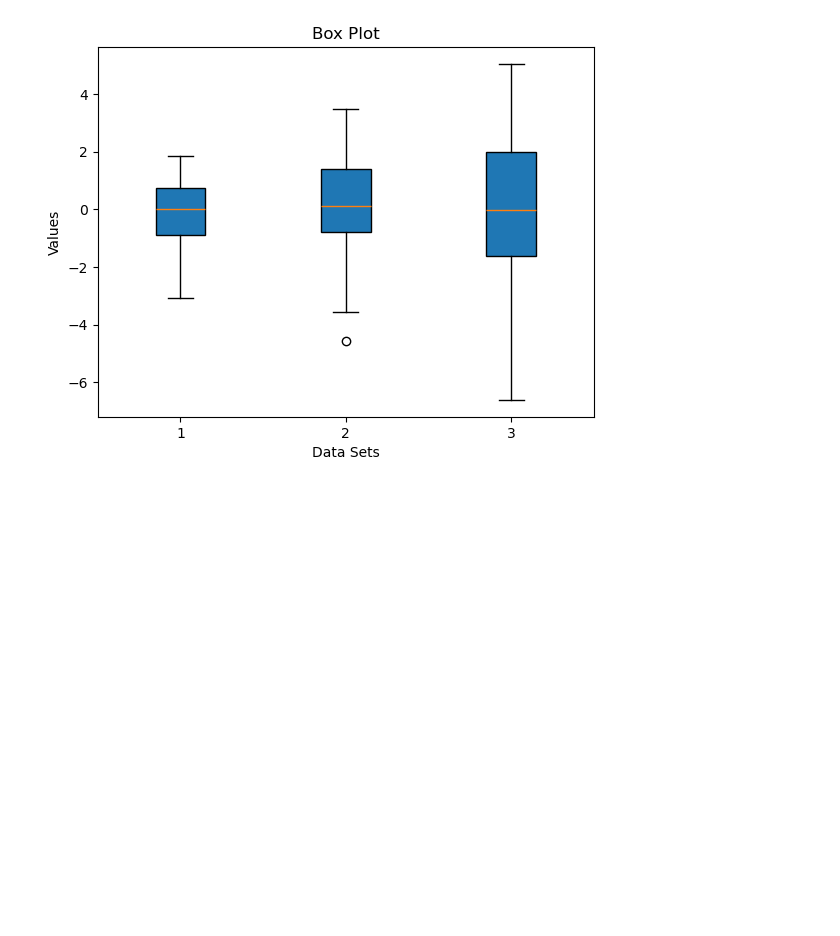
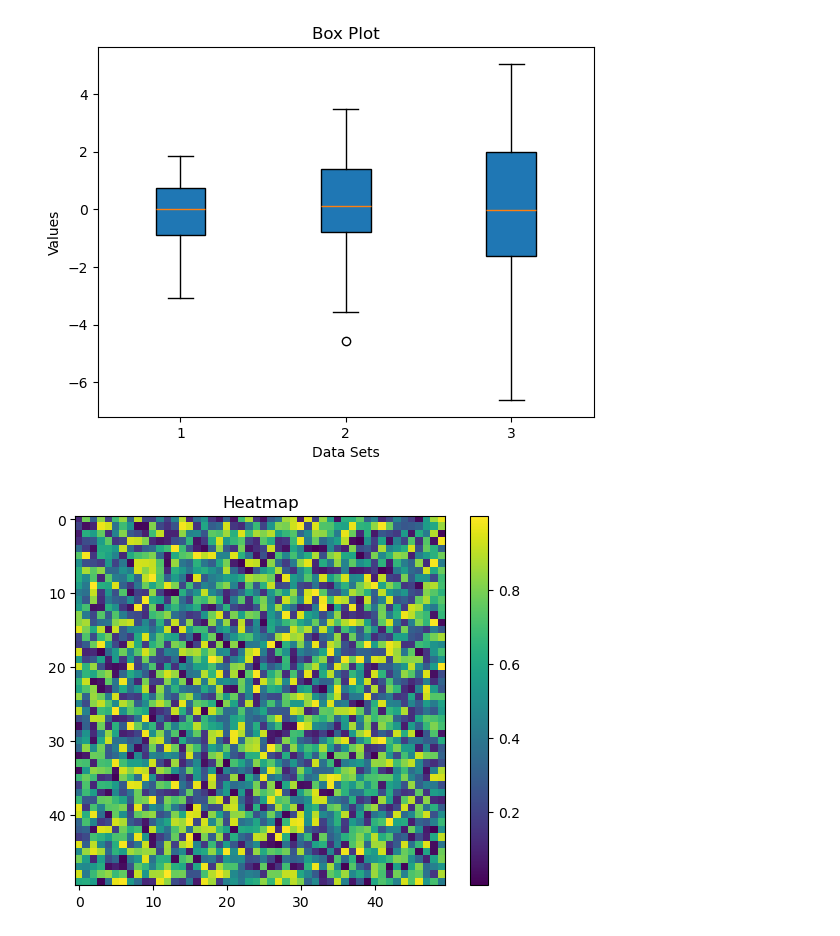
Before and after one commit to Calvindefvfdvbg/Python_learning, a Jupyter notebook: Python_learning.ipynb, the cells around one changed output. Saved outputs shown, nothing was run; the diff lists cells and outputs as text; code cells hidden in the pictures; blank space fills up the shorter version.

```diff
--- a/Python_learning.ipynb
+++ b/Python_learning.ipynb
@@ -1081,3 +1081,13 @@ plt.title('Box Plot')
 plt.show()
 # %% [output]
 [figure]
+# %%
+import matplotlib.pyplot as plt
+import numpy as np
+data = np.random.rand(50, 50)
+plt.imshow(data, cmap='viridis')
+plt.colorbar()
+plt.title('Heatmap')
+plt.show()
+# %% [output]
+[figure, added]
```
